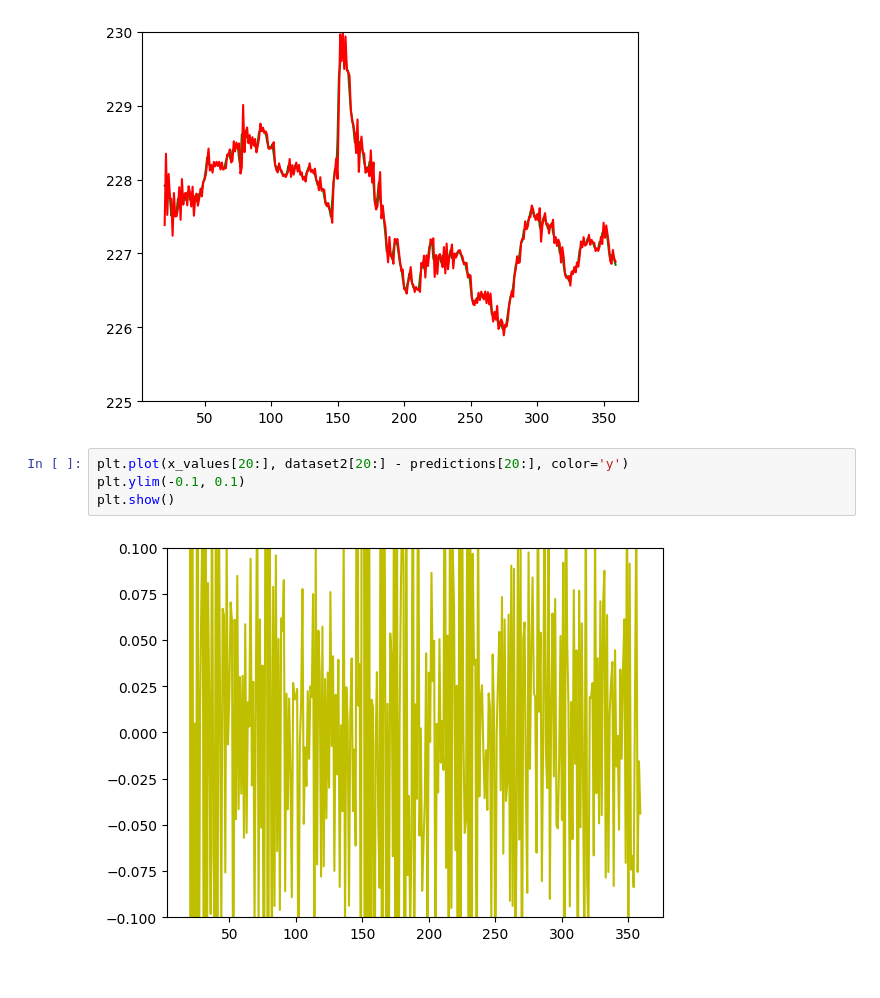
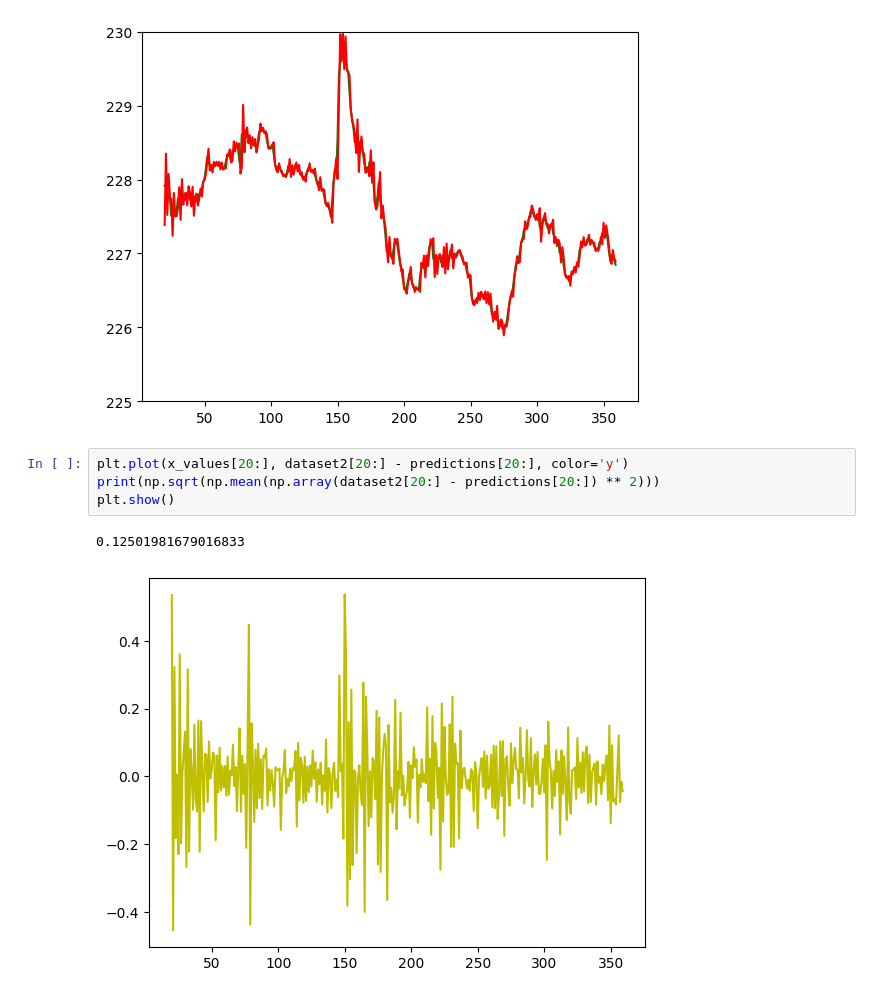
Before and after one commit to serhiimytsyk/CloudComputing, a Jupyter notebook: Untitled.ipynb, the cells around one changed output. Drawn from its saved outputs; the diff is of its cells as text.

```diff
--- a/Untitled.ipynb
+++ b/Untitled.ipynb
@@ -885,9 +885,10 @@ plt.show()
 [figure]
 # %%
 plt.plot(x_values[20:], dataset2[20:] - predictions[20:], color='y')
-plt.ylim(-0.1, 0.1)
+print(np.sqrt(np.mean(np.array(dataset2[20:] - predictions[20:]) ** 2)))
 plt.show()
 # %% [output]
+0.12501981679016833
-[figure, old version]
+[figure, new version]
 # %%
 import pandas as pd
```
Also changed, not shown: parts of 2 cells of this notebook, 2 other files.
